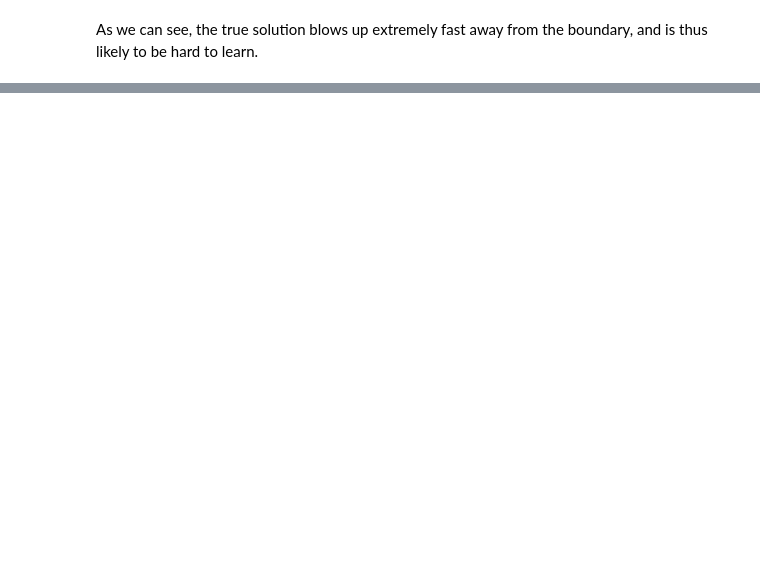
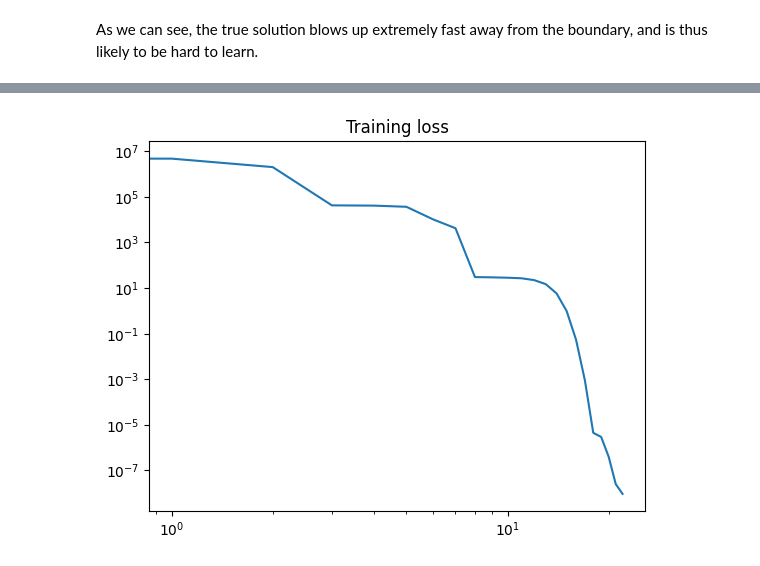
Before and after one commit to StratosFair/Mean_Escape_Time, a Jupyter notebook: OU_process/Models/standard_pinn_training.ipynb, the cells around one changed output, grey strips where cells are left out. Drawn from its saved outputs; the diff is of its cells as text; code cells hidden in the pictures; blank space fills up the shorter version.

```diff
--- a/OU_process/Models/standard_pinn_training.ipynb
+++ b/OU_process/Models/standard_pinn_training.ipynb
@@ -196,3 +219,9 @@ plt.plot(losses, label='Training Loss')
+# %%
+plt.loglog(losses)
+plt.title('Training loss')
+plt.show()
+# %% [output]
+[figure, added]
 # %%
 # save the model
 torch.save(model.state_dict(), 'standard_pinn_LBFGS.pt')
```
Also changed, not shown: parts of 6 cells of this notebook.
